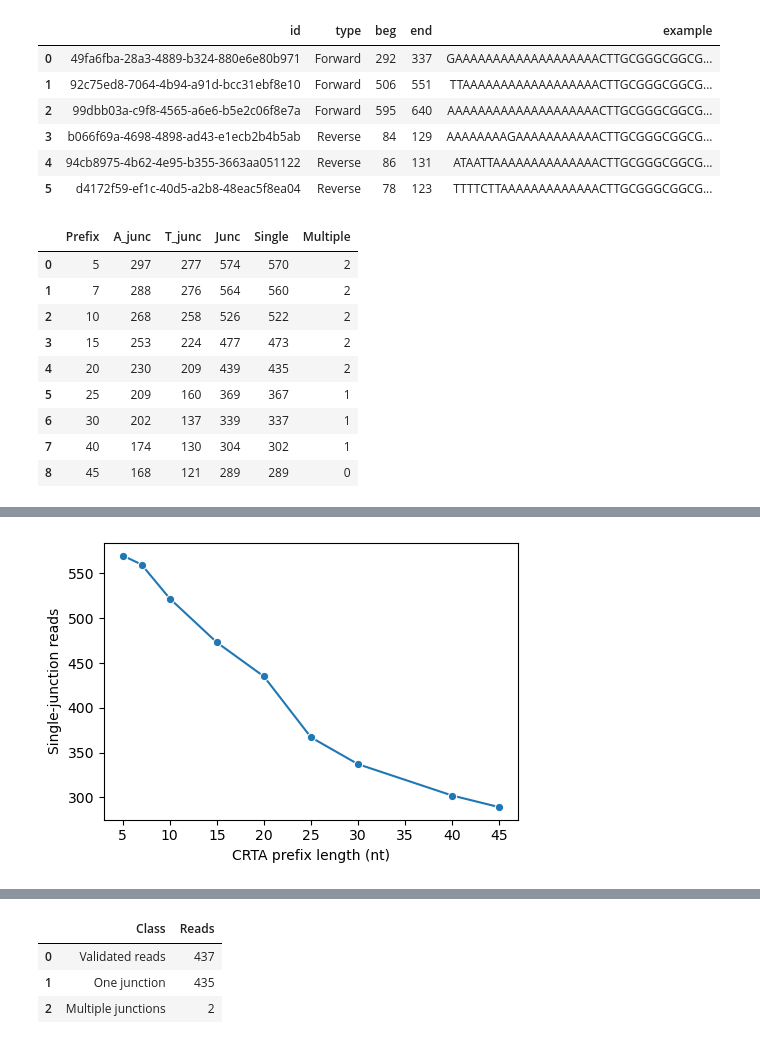
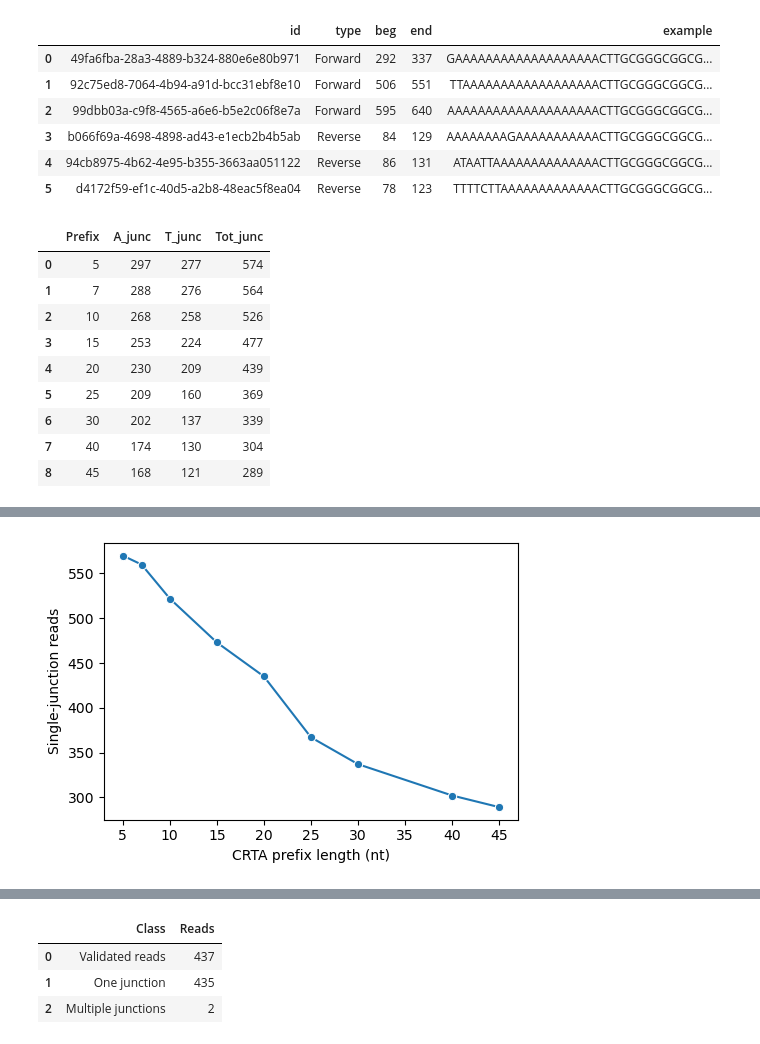
Before and after one commit to ih-11/hmm-3end, a Jupyter notebook: notebooks/qcfastq.ipynb, the cells around one changed output, grey strips where cells are left out. Saved outputs shown, nothing was run; the diff lists cells and outputs as text; code cells hidden in the pictures.

```diff
--- a/notebooks/qcfastq.ipynb
+++ b/notebooks/qcfastq.ipynb
@@ -614,52 +614,94 @@ display(pd.DataFrame(examples))
 prefixes = [5, 7, 10, 15, 20, 25, 30, 40, len(crta)]
 apat    = re.compile(f"A{{{min_len},}}")
 tpat    = re.compile(f"T{{{min_len},}}")
 rows    = []
 
 for n in prefixes:
 	adapter = crta[:n]
 
 	counts = {
-		"A_junc"  : 0,
-		"T_junc"  : 0,
-		"Junc"    : 0,
-		"Single"  : 0,
-		"Multiple": 0,
+		"A_junc"   : 0,
+		"T_junc"   : 0,
+		"Tot_junc" : 0,
+		"None"     : 0,
+		"Single"   : 0,
+		"Multiple" : 0,
 	}
 
 	for seq in reads_df["seq"]:
 		ams = [m for m in apat.finditer(seq) if seq[m.end():].startswith(adapter)]
 		tms = [m for m in tpat.finditer(seq) if korflab.anti(seq[:m.start()]).startswith(adapter)]
 		nj  = len(ams) + len(tms)
 
-		counts["A_junc"] += len(ams)
-		counts["T_junc"] += len(tms)
-		counts["Junc"]   += nj
+		counts["A_junc"]   += len(ams)
+		counts["T_junc"]   += len(tms)
+		counts["Tot_junc"] += nj
 
-		if nj == 1:   counts["Single"]   += 1
-		elif nj > 1: counts["Multiple"] += 1
+		if nj == 0:   counts["None"]     += 1
+		elif nj == 1: counts["Single"]   += 1
+		else:          counts["Multiple"] += 1
 
 	rows.append({"Prefix": n, **counts})
 
 prefix_df = pd.DataFrame(rows)
-display(prefix_df)
+
+junc_count = prefix_df[["Prefix", "A_junc", "T_junc", "Tot_junc"]]
+read_count = prefix_df[["Prefix", "None", "Single", "Multiple"]]
+
+display(junc_count)
+display(read_count)
 
 plt.figure(figsize=(5, 3.5))
-sns.lineplot(data=prefix_df, x="Prefix", y="Single", marker="o")
+sns.lineplot(data=read_count, x="Prefix", y="Single", marker="o")
 
 plt.xlabel("CRTA prefix length (nt)")
 plt.ylabel("Single-junction reads")
 
 plt.tight_layout()
 plt.show()
+
+
+# Example junctions at 20-nt CRTA prefix
+
+example_len = 20
+adapter     = crta[:example_len]
+examples    = []
+
+for rid, seq in zip(reads_df["id"], reads_df["seq"]):
+	ams = [m for m in apat.finditer(seq) if seq[m.end():].startswith(adapter)]
+	tms = [m for m in tpat.finditer(seq) if korflab.anti(seq[:m.start()]).startswith(adapter)]
+
+	for m in ams:
+		beg, end = m.span()
+		examples.append({
+			"id"      : rid,
+			"type"    : "A_junc",
+			"n_junc"  : len(ams) + len(tms),
+			"example" : seq[max(0, beg - 20):min(len(seq), end + example_len + 20)],
+		})
+
+	for m in tms:
+		beg, end = m.span()
+		examples.append({
+			"id"      : rid,
+			"type"    : "T_junc",
+			"n_junc"  : len(ams) + len(tms),
+			"example" : korflab.anti(seq[max(0, beg - example_len):min(len(seq), end + 20)]),
+		})
+
+example_df = pd.DataFrame(examples)
+example_df["class"] = example_df["n_junc"].map(lambda n: "Single" if n == 1 else "Multiple")
+
+display(example_df.groupby("type", group_keys=False).head(3))
+display(example_df.groupby("class", group_keys=False).head(3))
 # %% [output]
-|  | Prefix | A_junc | T_junc | Junc | Single | Multiple |
-| 0 | 5 | 297 | 277 | 574 | 570 | 2 |
-| 1 | 7 | 288 | 276 | 564 | 560 | 2 |
-| 2 | 10 | 268 | 258 | 526 | 522 | 2 |
-| 3 | 15 | 253 | 224 | 477 | 473 | 2 |
-| 4 | 20 | 230 | 209 | 439 | 435 | 2 |
-| 5 | 25 | 209 | 160 | 369 | 367 | 1 |
-| 6 | 30 | 202 | 137 | 339 | 337 | 1 |
-| 7 | 40 | 174 | 130 | 304 | 302 | 1 |
-| 8 | 45 | 168 | 121 | 289 | 289 | 0 |
+|  | Prefix | A_junc | T_junc | Tot_junc |
+| 0 | 5 | 297 | 277 | 574 |
+| 1 | 7 | 288 | 276 | 564 |
+| 2 | 10 | 268 | 258 | 526 |
+| 3 | 15 | 253 | 224 | 477 |
+| 4 | 20 | 230 | 209 | 439 |
+| 5 | 25 | 209 | 160 | 369 |
+| 6 | 30 | 202 | 137 | 339 |
+| 7 | 40 | 174 | 130 | 304 |
+| 8 | 45 | 168 | 121 | 289 |
```
Also changed, not shown: parts of 2 cells of this notebook.
